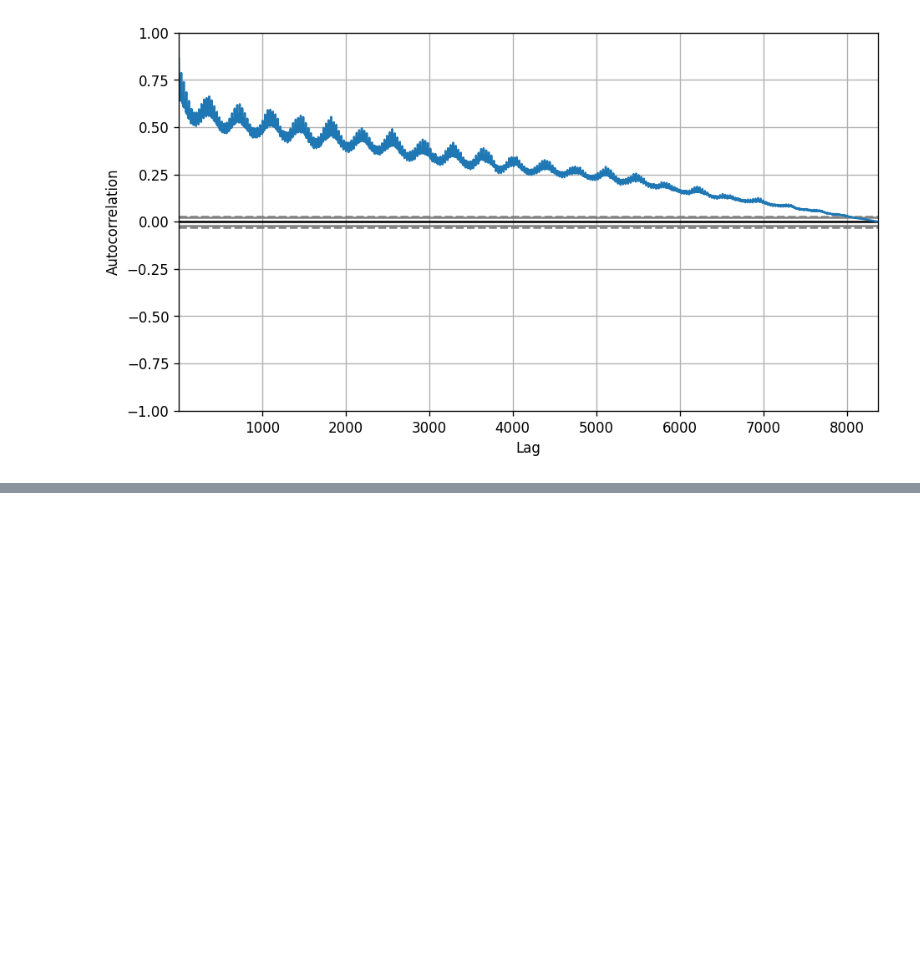
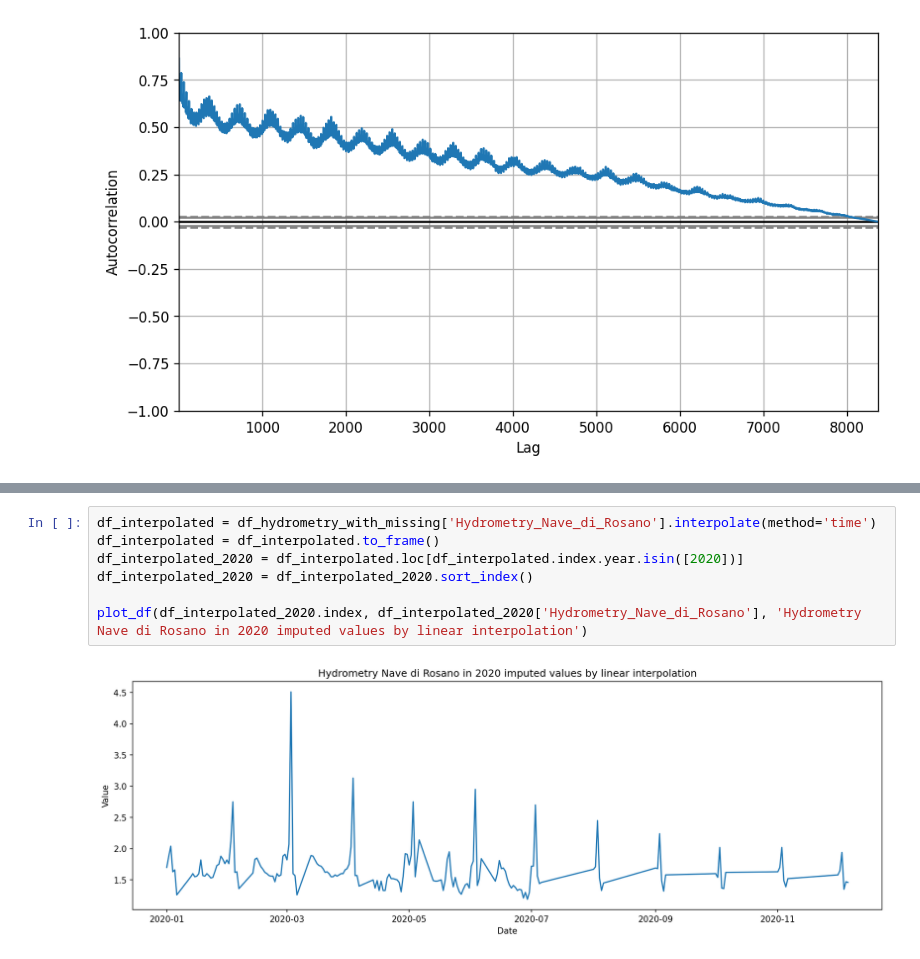
Before and after one commit to haga96/water_availability_prediction_in_Italy, a Jupyter notebook: River Arno.ipynb, the cells around one changed output, grey strips where cells are left out. Drawn from its saved outputs; the diff is of its cells as text; blank space fills up the shorter version.

```diff
--- a/River Arno.ipynb
+++ b/River Arno.ipynb
@@ -560,0 +585,9 @@ autocorrelation_plot(df_all_filled.values.tolist())
+# %%
+df_interpolated = df_hydrometry_with_missing['Hydrometry_Nave_di_Rosano'].interpolate(method='time')
+df_interpolated = df_interpolated.to_frame()
+df_interpolated_2020 = df_interpolated.loc[df_interpolated.index.year.isin([2020])]
+df_interpolated_2020 = df_interpolated_2020.sort_index()
+
+plot_df(df_interpolated_2020.index, df_interpolated_2020['Hydrometry_Nave_di_Rosano'], 'Hydrometry Nave di Rosano in 2020 imputed values by linear interpolation')
+# %% [output]
+[figure, added]
```
Also changed, not shown: parts of 29 cells of this notebook.
